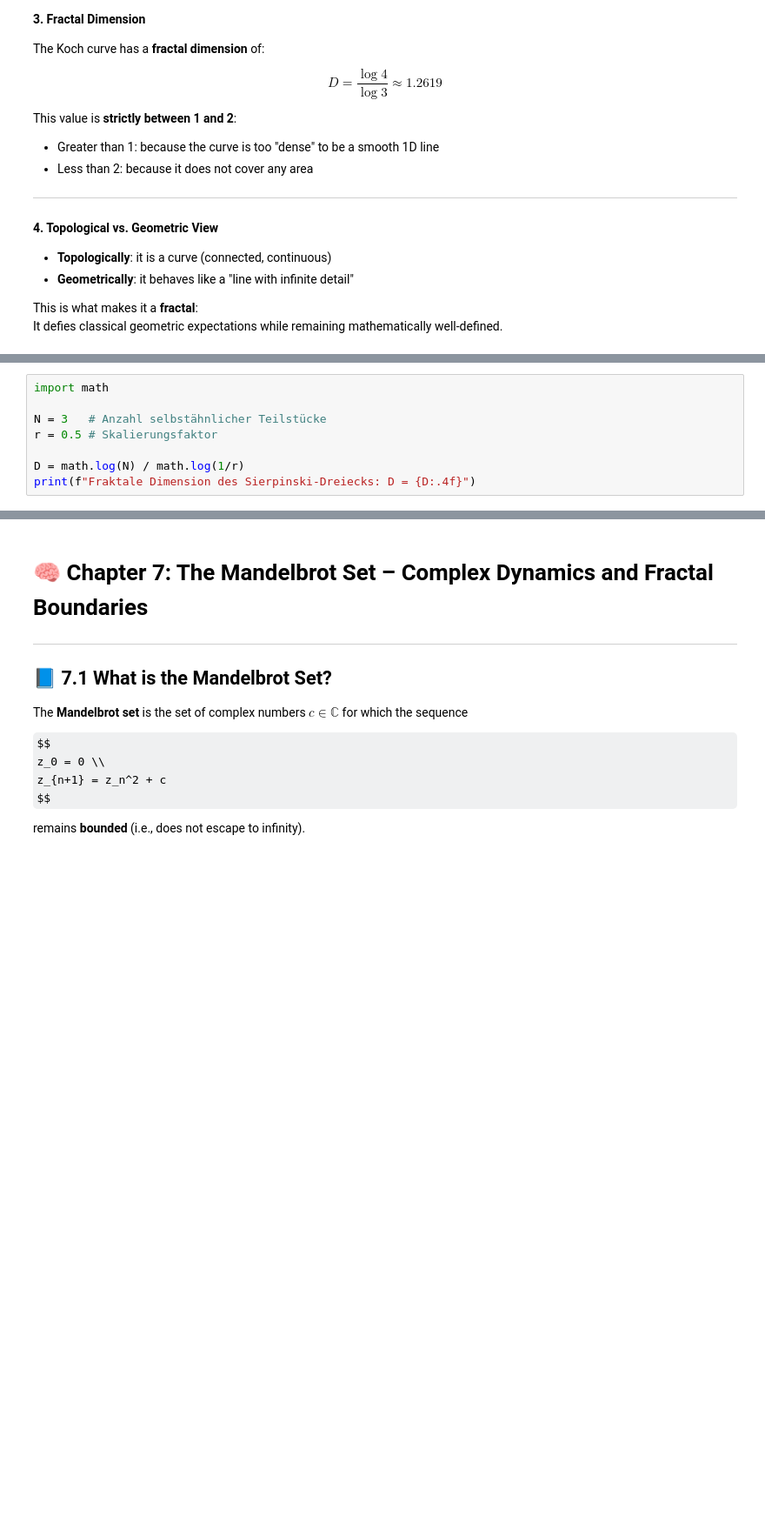
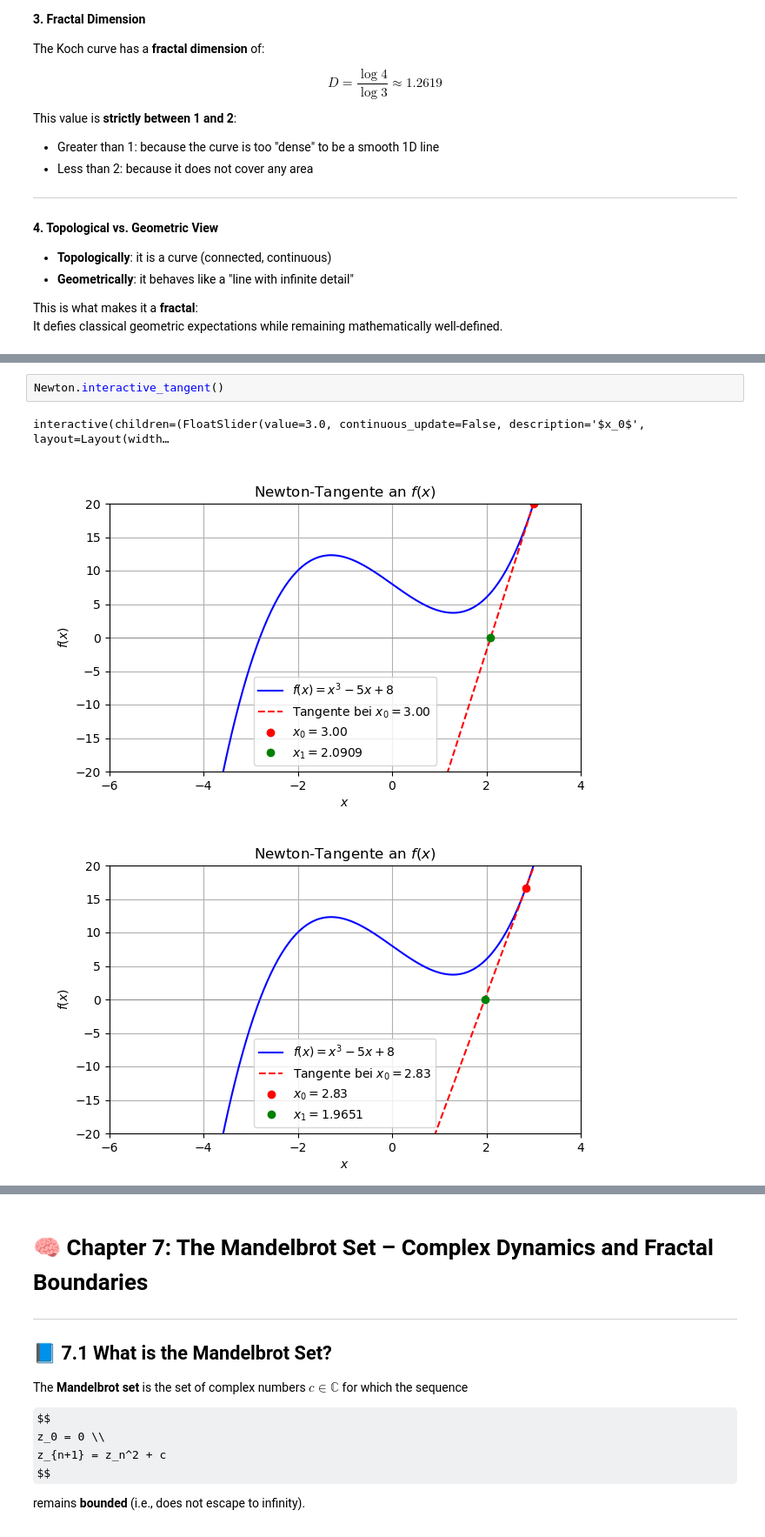
Before and after one commit to codergod1337/JupyterNotebooks, a Jupyter notebook: Fraktale/vortrag.ipynb, the cells around one changed output, grey strips where cells are left out. Shown: that part at 87% size. Cells and saved outputs as stored; diff of their text form; some formulas as TeX source; blank space fills up the shorter version.

Commit message:
bis newtonverfahren

```diff
--- a/Fraktale/vortrag.ipynb
+++ b/Fraktale/vortrag.ipynb
@@ -583,8 +462,0 @@ sierpinski.area_table(max_iter=10)
-# %%
-import math
-
-N = 3   # Anzahl selbstähnlicher Teilstücke
-r = 0.5 # Skalierungsfaktor
-
-D = math.log(N) / math.log(1/r)
-print(f"Fraktale Dimension des Sierpinski-Dreiecks: D = {D:.4f}")
@@ -1029,0 +567,6 @@ barnsley_fern_notebook(n_points=20000, refresh_every=100)
+# %%
+Newton.interactive_tangent()
+# %% [output]
+interactive(children=(FloatSlider(value=3.0, continuous_update=False, description='$x_0$', layout=Layout(width…
+[figure, added]
+[figure, added]
```
Also changed, not shown: parts of 35 cells of this notebook.
